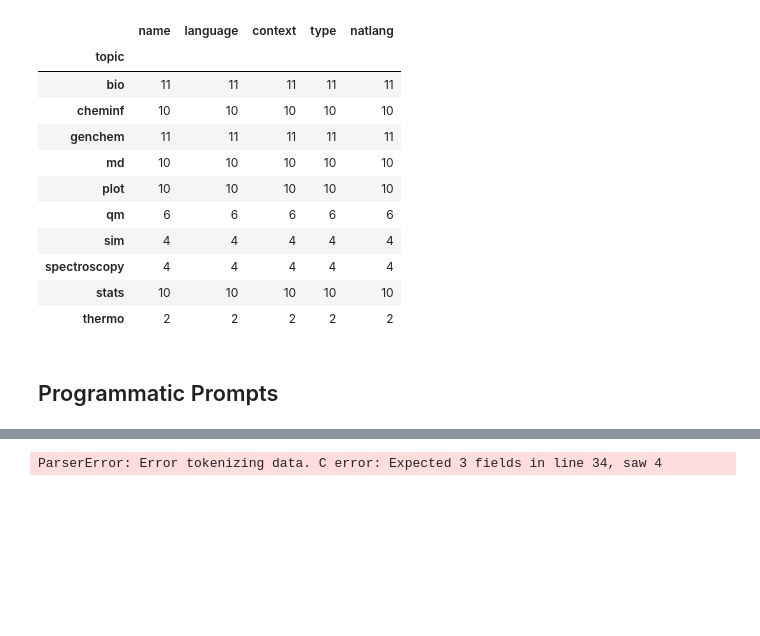
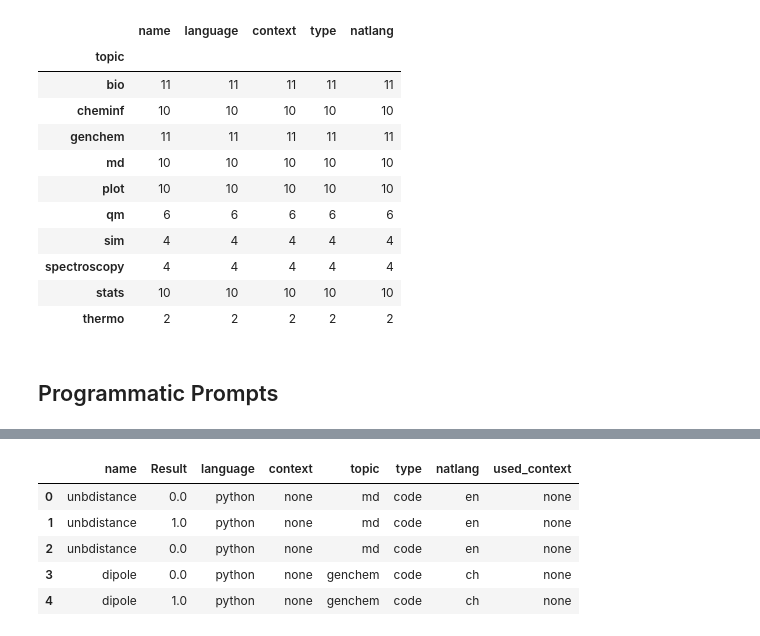
Before and after one commit to ur-whitelab/nlcc-data, a Jupyter notebook: paper/Prompts.ipynb, the cells around one changed output, grey strips where cells are left out. Cells and saved outputs as stored; diff of their text form; code cells hidden in the pictures; blank space fills up the shorter version.

```diff
--- a/paper/Prompts.ipynb
+++ b/paper/Prompts.ipynb
@@ -65,5 +83,17 @@ paths = ' '.join(valid_files)
 # %%
 bf = pd.read_csv('override_bench.csv', delim_whitespace=True)
-pd.merge(bf, df, how='outer', on='name')
+bf = pd.merge(bf, df, how='outer', on='name')
+bf.context.values[:] = 'none'
+pf = pd.read_csv('prompted_bench.csv', delim_whitespace=True)
+pf = pd.merge(pf, df, how='outer', on='name')
+merged = pd.concat((bf, pf))
+merged = merged.assign(used_context=merged.context.apply(lambda c : 'none' if c == 'none' else 'custom'))
-# %% [output]
-ParserError: Error tokenizing data. C error: Expected 3 fields in line 34, saw 4
+# %%
+merged.head()
+# %% [output]
+|  | name | Result | language | context | topic | type | natlang | used_context |
+| 0 | unbdistance | 0.0 | python | none | md | code | en | none |
+| 1 | unbdistance | 1.0 | python | none | md | code | en | none |
+| 2 | unbdistance | 0.0 | python | none | md | code | en | none |
+| 3 | dipole | 0.0 | python | none | genchem | code | ch | none |
+| 4 | dipole | 1.0 | python | none | genchem | code | ch | none |
```
Also changed, not shown: parts of 7 cells of this notebook.
